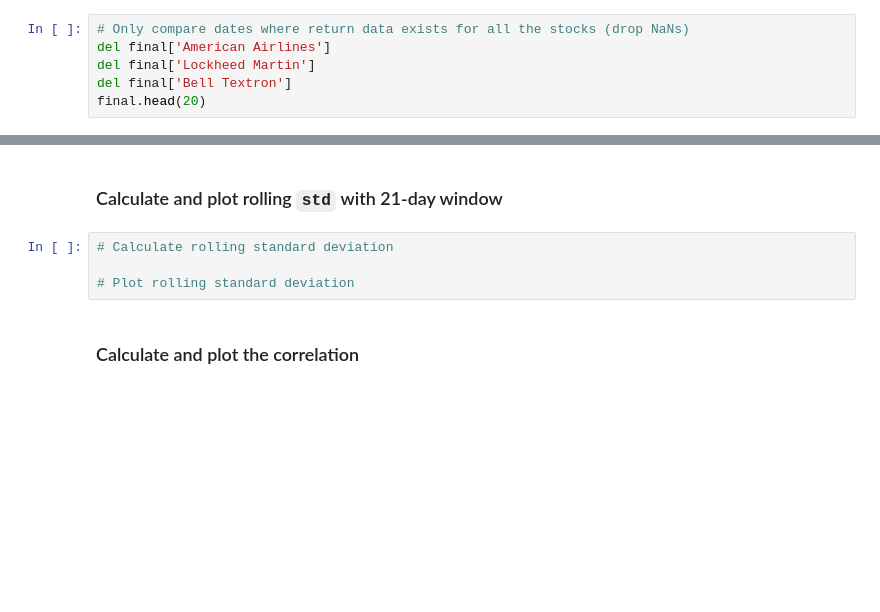
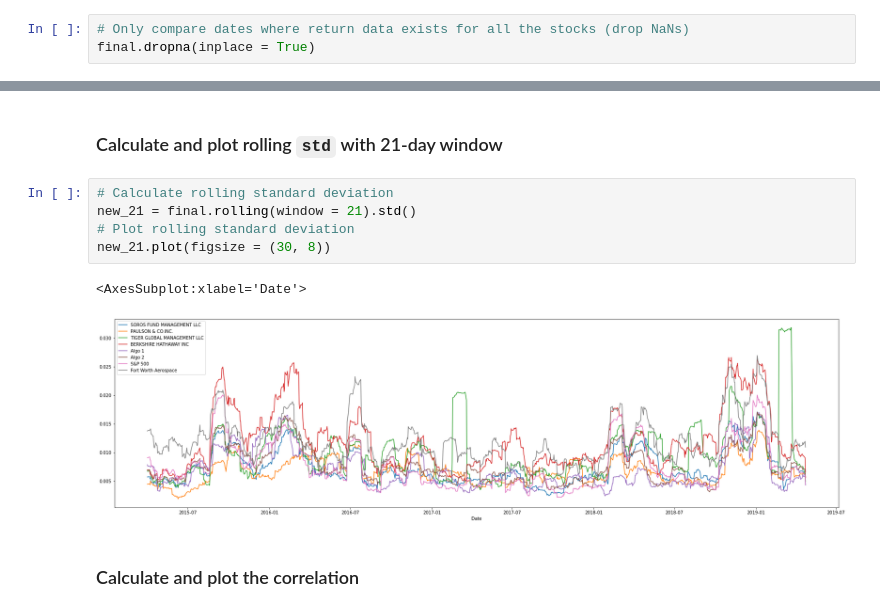
Before and after one commit to jdfwsp/pandas_for_data, a Jupyter notebook: whale_analysis.ipynb, the cells around one changed output, grey strips where cells are left out. Cells and saved outputs as stored; diff of their text form; blank space fills up the shorter version.

```diff
--- a/whale_analysis.ipynb
+++ b/whale_analysis.ipynb
@@ -420,6 +414,3 @@ final = pd.concat([comb_df, my_port_df], axis = 1, join = 'inner')
 # %%
 # Only compare dates where return data exists for all the stocks (drop NaNs)
-del final['American Airlines']
-del final['Lockheed Martin']
-del final['Bell Textron']
-final.head(20)
+final.dropna(inplace = True)
@@ -452,8 +435,12 @@ final.head(20)
 ### Calculate and plot rolling `std` with 21-day window
 # %%
 # Calculate rolling standard deviation
-
+new_21 = final.rolling(window = 21).std()
 # Plot rolling standard deviation
+new_21.plot(figsize = (30, 8))
+# %% [output]
+<AxesSubplot:xlabel='Date'>
+[figure, added]
 # %% [markdown]
 ### Calculate and plot the correlation
 # %%
```
Also changed, not shown: parts of 14 cells of this notebook.
